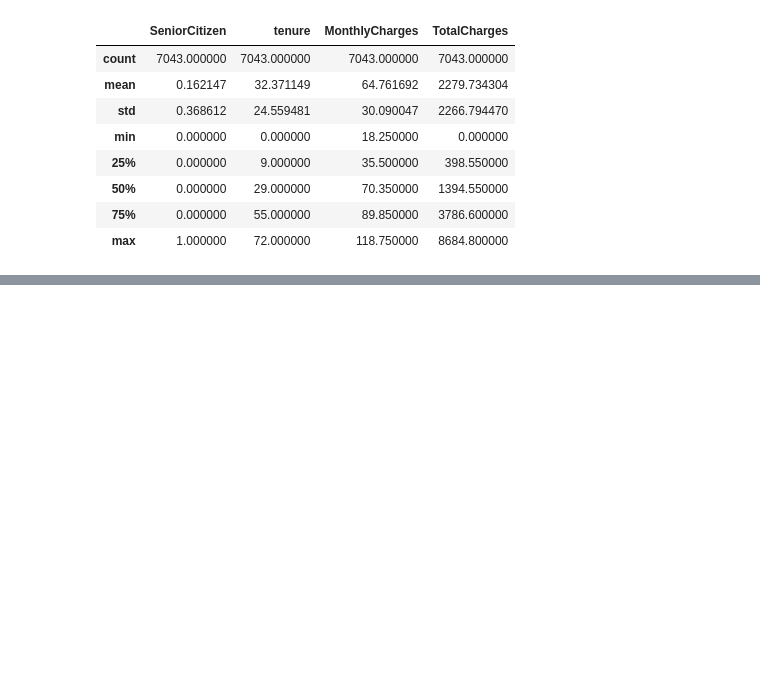
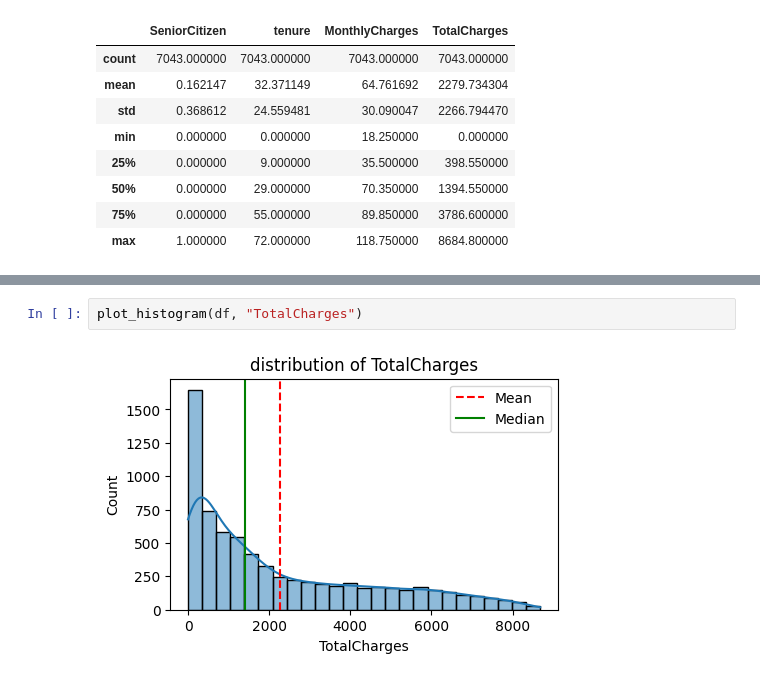
Before and after one commit to Millie-blip/Customer_churn.ML, a Jupyter notebook: EDA.ipynb, the cells around one changed output, grey strips where cells are left out. Drawn from its saved outputs; the diff is of its cells as text; blank space fills up the shorter version.

```diff
--- a/EDA.ipynb
+++ b/EDA.ipynb
@@ -40,0 +71,4 @@ df.describe()
+# %%
+plot_histogram(df, "TotalCharges")
+# %% [output]
+[figure, added]
```
Also changed, not shown: parts of 15 cells of this notebook.
